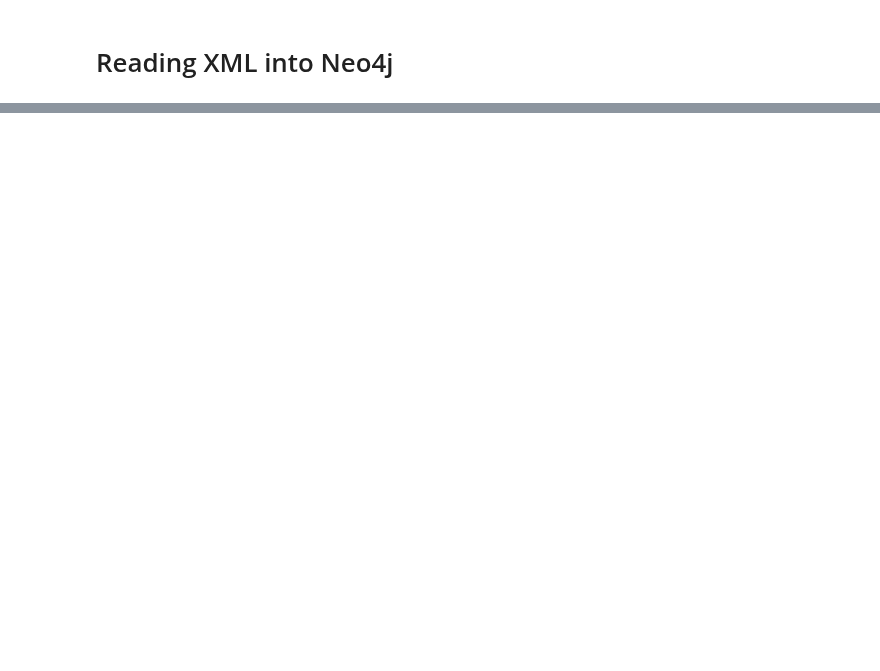
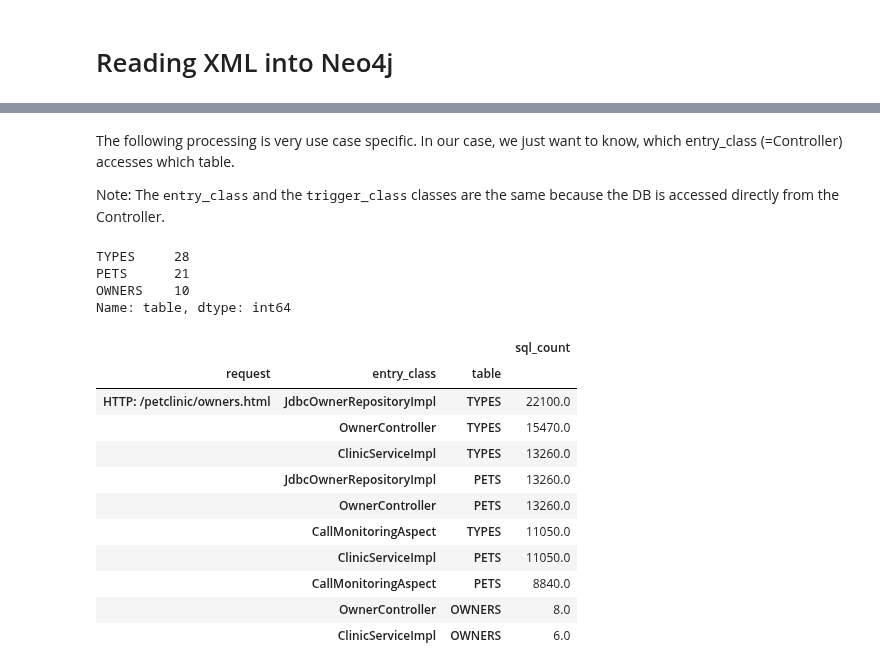
Before and after one commit to feststelltaste/software-analytics, a Jupyter notebook: notebooks/Mining performance HotSpots with JProfiler, jQAssistant, Neo4j and Pandas.ipynb, the cells around one changed output, grey strips where cells are left out. Cells and saved outputs as stored; diff of their text form; code cells hidden in the pictures; blank space fills up the shorter version.

```diff
--- a/notebooks/Mining performance HotSpots with JProfiler, jQAssistant, Neo4j and Pandas.ipynb
+++ b/notebooks/Mining performance HotSpots with JProfiler, jQAssistant, Neo4j and Pandas.ipynb
@@ -213,3 +339,30 @@ df.head()
+# %% [markdown]
+The following processing is very use case specific. In our case, we just want to know, which entry_class (=Controller) accesses which table.
+
+Note: The <tt>entry_class</tt> and the <tt>trigger_class</tt> classes are the same because the DB is accessed directly from the Controller.
+# %%
+hotspots['table'] = hotspots['sql'].\
+    str.upper().str.extract(
+        r".*(FROM|INTO|UPDATE) ([\w\.]*)",
+        expand=True)[1]
+hotspots['table'].value_counts()
+# %% [output]
+TYPES     28
+PETS      21
+OWNERS    10
+Name: table, dtype: int64
 # %%
-grouped= df.groupby('bk').sum().sort_values(by="Zeitdauer", ascending=False)
-grouped.head()
+hotspots.groupby(['request', 'entry_class', 'table'])[['sql_count']].sum().sort_values(by='sql_count', ascending=False).head(10)
+# %% [output]
+|  |  |  | sql_count |
+| request | entry_class | table |  |
+| HTTP: /petclinic/owners.html | JdbcOwnerRepositoryImpl | TYPES | 22100.0 |
+|  | OwnerController | TYPES | 15470.0 |
+|  | ClinicServiceImpl | TYPES | 13260.0 |
+|  | JdbcOwnerRepositoryImpl | PETS | 13260.0 |
+|  | OwnerController | PETS | 13260.0 |
+|  | CallMonitoringAspect | TYPES | 11050.0 |
+|  | ClinicServiceImpl | PETS | 11050.0 |
+|  | CallMonitoringAspect | PETS | 8840.0 |
+|  | OwnerController | OWNERS | 8.0 |
+|  | ClinicServiceImpl | OWNERS | 6.0 |
```
Also changed, not shown: parts of 57 cells of this notebook, 8 other files.
